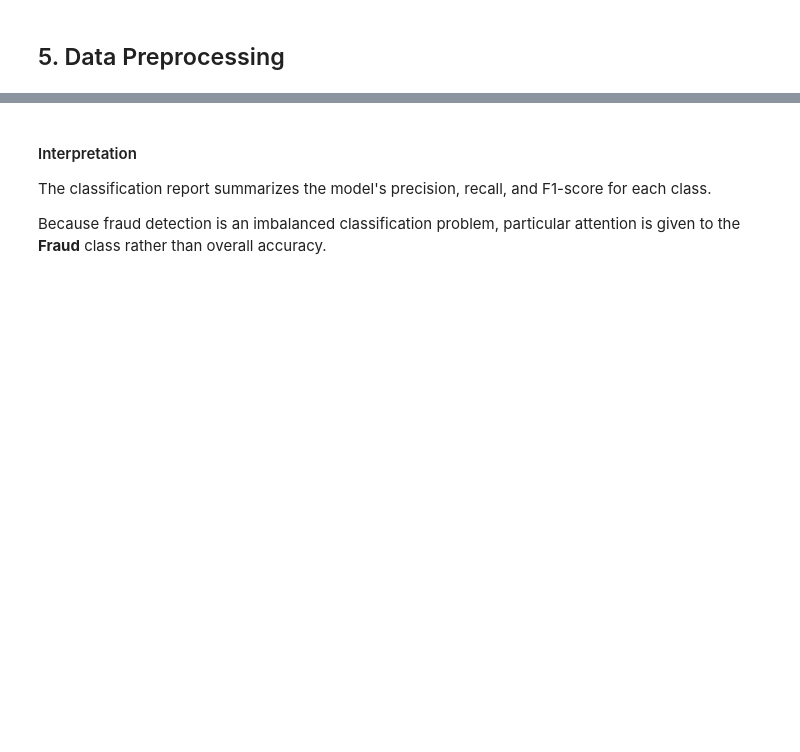
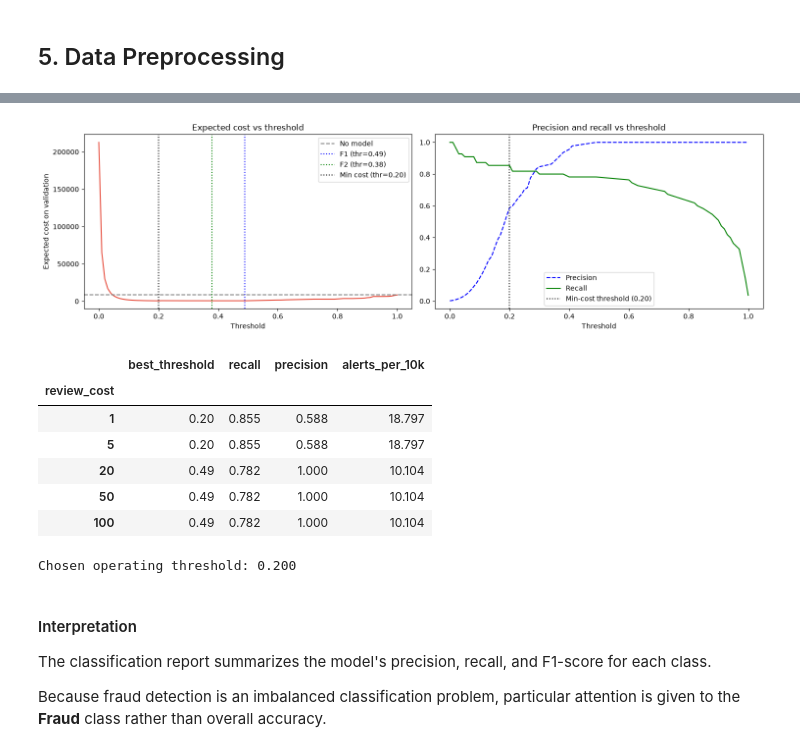
Before and after one commit to shashwat-158/credit-card-fraud-detection, a Jupyter notebook: notebook/credit_card_fraud_detection.ipynb, the cells around one changed output, grey strips where cells are left out. Saved outputs shown, nothing was run; the diff lists cells and outputs as text; code cells hidden in the pictures; blank space fills up the shorter version.

```diff
--- a/notebook/credit_card_fraud_detection.ipynb
+++ b/notebook/credit_card_fraud_detection.ipynb
@@ -475,16 +702,58 @@ The following evaluation metrics are reported:
 # %%
-# Evaluate test set
+final_val = val_scores[final_name]
 
-y_pred = best_pipeline.predict(X_test)
-y_prob = best_pipeline.predict_proba(X_test)[:, 1]
+# Candidate thresholds
+thr_f1, _ = best_fbeta_threshold(y_val, final_val, beta=1)
+thr_f2, _ = best_fbeta_threshold(y_val, final_val, beta=2)
+thr_grid, cost = cost_curve(y_val, final_val, amt_val, REVIEW_COST)
+thr_cost = float(thr_grid[np.argmin(cost)])
+no_model_cost = float((amt_val * y_val.values).sum())                 # nothing flagged: every fraud is lost
 
-# Classification report
-print("\nClassification Report:")
-print(classification_report(y_test, y_pred, target_names=['Legit', 'Fraud']))
+rules = {'Default 0.5': 0.5, 'Best F1': thr_f1, 'Best F2': thr_f2,
+         f'Min expected cost (review={REVIEW_COST:g})': thr_cost}
+table = {}
+for rule, thr in rules.items():
+    r = evaluate(y_val, final_val, amt_val, thr)
+    table[rule] = {'threshold': thr, 'precision': r['precision'], 'recall': r['recall'], 'F1': r['f1'],
+                   'alerts_per_10k': r['alerts_per_10k'], 'fraud_value_caught_%': r['fraud_value_caught_%'],
+                   'expected_cost': r['expected_cost']}
+display(pd.DataFrame(table).T.round(3))
+print(f'Expected cost with no model (nothing flagged): {no_model_cost:,.0f}')
 
-# Confusion matrix
-print("\nConfusion Matrix:")
-cm = confusion_matrix(y_test, y_pred)
-print(f"  TP: {cm[0,0]:>6}  FN: {cm[0,1]:>6}")
-print(f"  FP: {cm[1,0]:>6}  TN: {cm[1,1]:>6}")
+near = thr_grid[cost <= cost.min() * 1.05]
+print(f'Thresholds within 5% of the minimum cost span {near.min():.2f} to {near.max():.2f} '
+      f'(a wide range means the exact value is not critical)')
+
+fig, ax = plt.subplots(1, 2, figsize=(15, 4.5))
+ax[0].plot(thr_grid, cost, color='#e74c3c')
+ax[0].axhline(no_model_cost, color='gray', linestyle='--', label='No model')
+for label, thr, color in [('F1', thr_f1, 'blue'), ('F2', thr_f2, 'green'), ('Min cost', thr_cost, 'black')]:
+    ax[0].axvline(thr, color=color, linestyle=':', label=f'{label} (thr={thr:.2f})')
+ax[0].set_xlabel('Threshold')
+ax[0].set_ylabel('Expected cost on validation')
+ax[0].set_title('Expected cost vs threshold')
+ax[0].legend()
+
+prec, rec, thr_pr = precision_recall_curve(y_val, final_val)
+ax[1].plot(thr_pr, prec[:-1], 'b--', label='Precision')
+ax[1].plot(thr_pr, rec[:-1], 'g-', label='Recall')
+ax[1].axvline(thr_cost, color='black', linestyle=':', label=f'Min-cost threshold ({thr_cost:.2f})')
+ax[1].set_xlabel('Threshold')
+ax[1].set_title('Precision and recall vs threshold')
+ax[1].legend()
+plt.tight_layout()
+plt.show()
+
+# Sensitivity: how does the optimal threshold move with the assumed cost of a review?
+sens = []
+for rc in [1, 5, 20, 50, 100]:
+    tg, c = cost_curve(y_val, final_val, amt_val, rc)
+    t_opt = float(tg[np.argmin(c)])
+    r = evaluate(y_val, final_val, amt_val, t_opt, review_cost=rc)
+    sens.append({'review_cost': rc, 'best_threshold': t_opt, 'recall': r['recall'],
+                 'precision': r['precision'], 'alerts_per_10k': r['alerts_per_10k']})
+display(pd.DataFrame(sens).set_index('review_cost').round(3))
+
+thr_final = thr_cost        # operating point used on the test block. It is fixed from here on.
+print(f'\nChosen operating threshold: {thr_final:.3f}')
 # %% [output]
@@ -505,3 +767,12 @@ Confusion Matrix:
+[figure, added]
+|  | best_threshold | recall | precision | alerts_per_10k |
+| review_cost |  |  |  |  |
+| 1 | 0.20 | 0.855 | 0.588 | 18.797 |
+| 5 | 0.20 | 0.855 | 0.588 | 18.797 |
+| 20 | 0.49 | 0.782 | 1.000 | 10.104 |
+| 50 | 0.49 | 0.782 | 1.000 | 10.104 |
+| 100 | 0.49 | 0.782 | 1.000 | 10.104 |
+Chosen operating threshold: 0.200
 # %% [markdown]
 #### Interpretation
 
```
Also changed, not shown: parts of 22 cells of this notebook.
